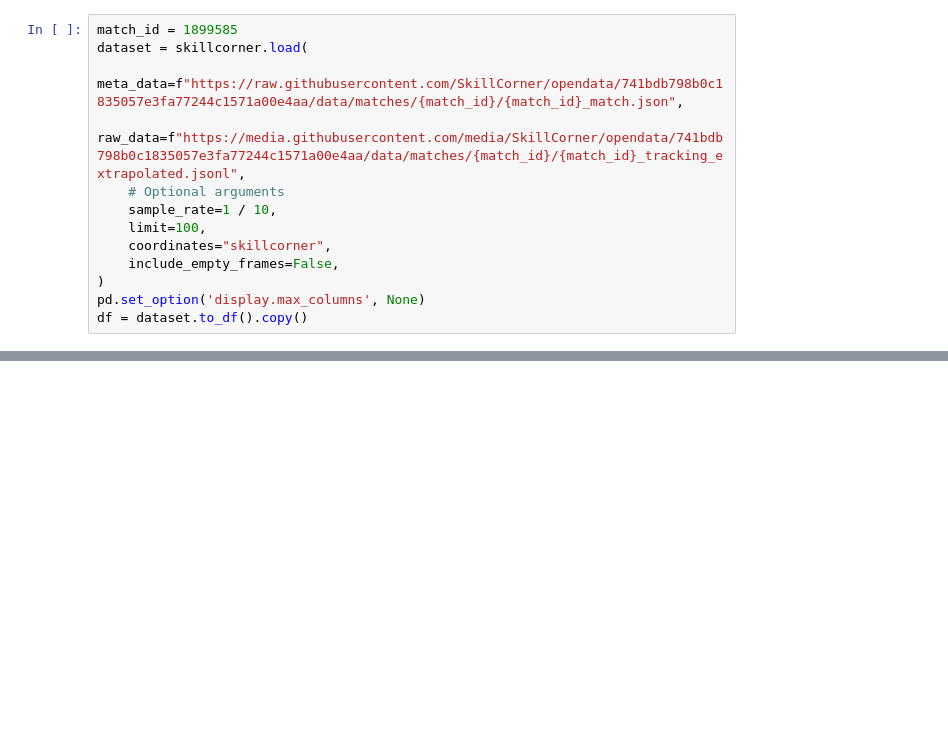
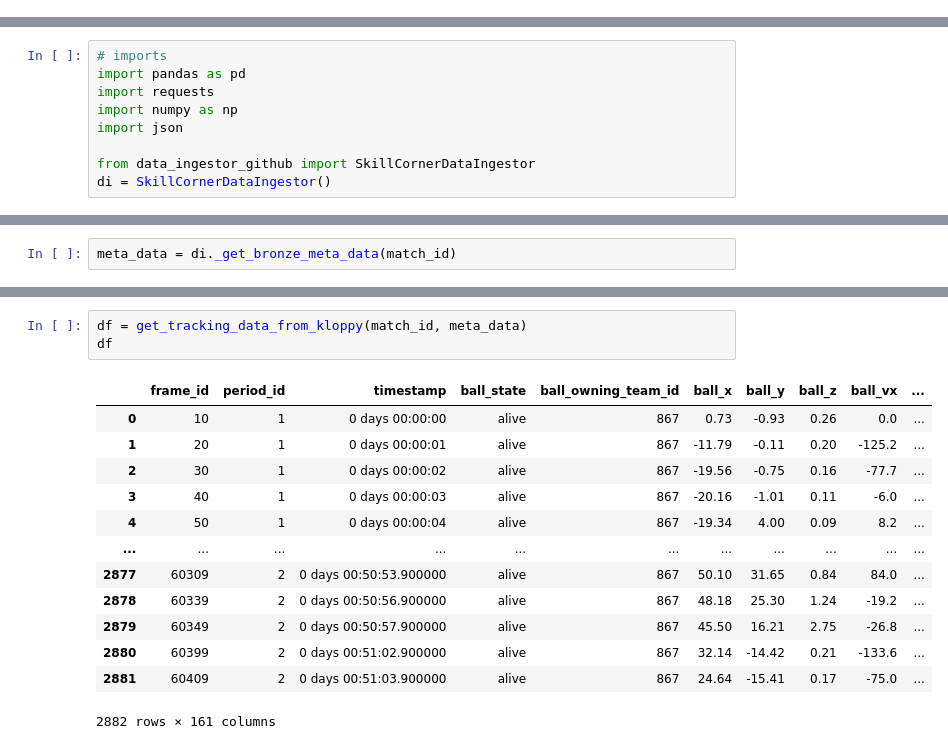
Before and after one commit to MihirT906/PlayTactix, a Jupyter notebook: backend/services/test_kloppy.ipynb, the cells around one changed output, grey strips where cells are left out. Cells and saved outputs as stored; diff of their text form; blank space fills up the shorter version.

```diff
--- a/backend/services/test_kloppy.ipynb
+++ b/backend/services/test_kloppy.ipynb
@@ -4,13 +11,0 @@ import pandas as pd
-# %%
-match_id = 1899585
-dataset = skillcorner.load(
-    meta_data=f"https://raw.githubusercontent.com/SkillCorner/opendata/741bdb798b0c1835057e3fa77244c1571a00e4aa/data/matches/{match_id}/{match_id}_match.json",
-    raw_data=f"https://media.githubusercontent.com/media/SkillCorner/opendata/741bdb798b0c1835057e3fa77244c1571a00e4aa/data/matches/{match_id}/{match_id}_tracking_extrapolated.jsonl",
-    # Optional arguments
-    sample_rate=1 / 10,
-    limit=100,
-    coordinates="skillcorner",
-    include_empty_frames=False,
-)
-pd.set_option('display.max_columns', None)
-df = dataset.to_df().copy()
@@ -32,0 +12,9 @@ df
+# %%
+# imports
+import pandas as pd
+import requests
+import numpy as np
+import json
+
+from data_ingestor_github import SkillCornerDataIngestor
+di = SkillCornerDataIngestor()
@@ -32,0 +23,2 @@ df
+# %%
+meta_data = di._get_bronze_meta_data(match_id)
@@ -32,0 +186,17 @@ df
+# %%
+df = get_tracking_data_from_kloppy(match_id, meta_data)
+df
+# %% [output]
+|  | frame_id | period_id | timestamp | ball_state | ball_owning_team_id | ball_x | ball_y | ball_z | ball_vx | ... |
+| 0 | 10 | 1 | 0 days 00:00:00 | alive | 867 | 0.73 | -0.93 | 0.26 | 0.0 | ... |
+| 1 | 20 | 1 | 0 days 00:00:01 | alive | 867 | -11.79 | -0.11 | 0.20 | -125.2 | ... |
+| 2 | 30 | 1 | 0 days 00:00:02 | alive | 867 | -19.56 | -0.75 | 0.16 | -77.7 | ... |
+| 3 | 40 | 1 | 0 days 00:00:03 | alive | 867 | -20.16 | -1.01 | 0.11 | -6.0 | ... |
+| 4 | 50 | 1 | 0 days 00:00:04 | alive | 867 | -19.34 | 4.00 | 0.09 | 8.2 | ... |
+| ... | ... | ... | ... | ... | ... | ... | ... | ... | ... | ... |
+| 2877 | 60309 | 2 | 0 days 00:50:53.900000 | alive | 867 | 50.10 | 31.65 | 0.84 | 84.0 | ... |
+| 2878 | 60339 | 2 | 0 days 00:50:56.900000 | alive | 867 | 48.18 | 25.30 | 1.24 | -19.2 | ... |
+| 2879 | 60349 | 2 | 0 days 00:50:57.900000 | alive | 867 | 45.50 | 16.21 | 2.75 | -26.8 | ... |
+| 2880 | 60399 | 2 | 0 days 00:51:02.900000 | alive | 867 | 32.14 | -14.42 | 0.21 | -133.6 | ... |
+| 2881 | 60409 | 2 | 0 days 00:51:03.900000 | alive | 867 | 24.64 | -15.41 | 0.17 | -75.0 | ... |
+2882 rows × 161 columns
```
Also changed, not shown: parts of 9 cells of this notebook, 9 other files.
